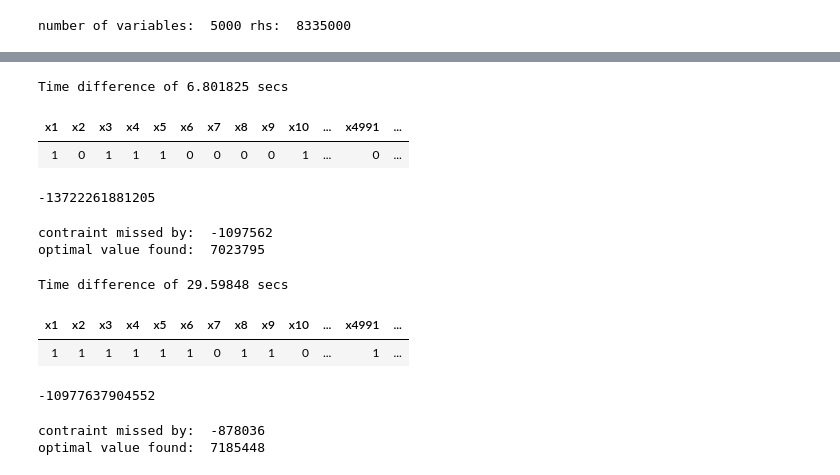
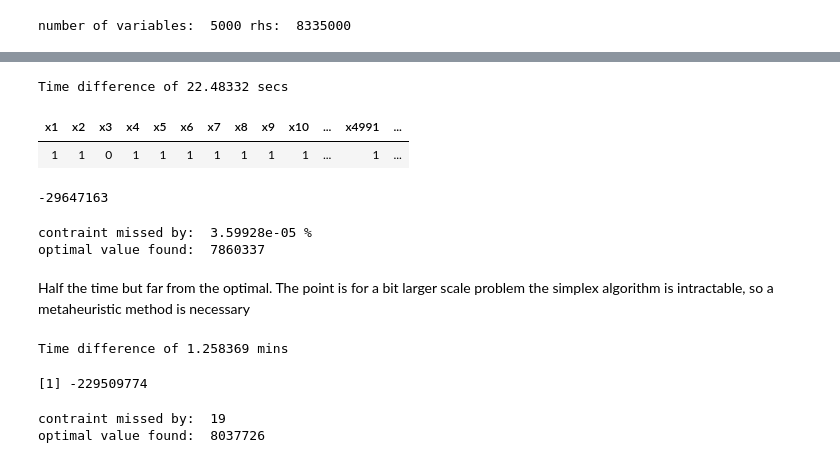
Before and after one commit to moxlos/algorithms, a Jupyter notebook: sims_opt/genetic_alg_opt.ipynb, the cells around one changed output, grey strips where cells are left out. Drawn from its saved outputs; the diff is of its cells as text; code cells hidden in the pictures.

```diff
--- a/sims_opt/genetic_alg_opt.ipynb
+++ b/sims_opt/genetic_alg_opt.ipynb
@@ -136,22 +136,24 @@ lower  0  0  0  0  0  0  0
 | 1 | 0 | 0 | 1 | 0 | 0 | 0 |
 | 1 | 0 | 0 | 1 | 0 | 0 | 0 |
 # %%
-ga_binary = function(v,w,W, bigM){
+ga_binary = function(v,w,W, bigM, maxiter=1000, run=200, popSize=20){
     GA <- ga(type = "binary", fitness = knapsack(v,w,W, bigM), nBits = length(w),
-         maxiter = 1000, run = 200, popSize = 20)
+         maxiter = maxiter, run = run, popSize = popSize)
 
     #print(GA)
     return(list(GA@solution,
                GA@fitnessValue))
 }
 
-ga_continuous = function(v,w,W, bigM){
+ga_continuous = function(v,w,W, bigM,  maxiter=1000, run=200, popSize=20){
     GA <- ga(type = "real-valued", fitness = fitness2(v,w,W, bigM),
           lower = rep(0,length(w)), upper = rep(2,length(w)),
-          popSize = 20, maxiter = 1000, run = 200)
+          maxiter = maxiter, run = run, popSize = popSize)
 
     #print(GA)
-    return(list(t(apply(GA@solution, 1, decode2(length(w)))),
+    sol = t(apply(GA@solution, 1, decode2(length(w))))
+
+    return(list(sol[dim(sol)[1],],
                GA@fitnessValue))
 }
 # %% [markdown]
@@ -225,41 +211,40 @@ constraint satisfied:  TRUE
 # %%
 start.time <- Sys.time()
 
-res_bin = ga_binary(v1,w1,W1, sum(w1))
+res_bin = ga_binary(v1,w1,W1, sum(w1), maxiter = 5000)
 
 end.time <- Sys.time()
 time.taken <- end.time - start.time
 time.taken
 
 res_bin
 
-cat("contraint missed by: ",res_bin[[1]] %*% w1 - W1, "\n")
+cat("contraint missed by: ",(res_bin[[1]] %*% w1 - W1)*100/W1,"%", "\n")
 
 cat("optimal value found: ", res_bin[[1]] %*% v1)
 # %% [output]
-Time difference of 6.801825 secs
+Time difference of 22.48332 secs
 | x1 | x2 | x3 | x4 | x5 | x6 | x7 | x8 | x9 | x10 | ... | x4991 | ... |
-| 1 | 0 | 1 | 1 | 1 | 0 | 0 | 0 | 0 | 1 | ... | 0 | ... |
+| 1 | 1 | 0 | 1 | 1 | 1 | 1 | 1 | 1 | 1 | ... | 1 | ... |
--13722261881205
+-29647163
-contraint missed by:  -1097562
-optimal value found:  7023795
+contraint missed by:  3.59928e-05 %
+optimal value found:  7860337
+# %% [markdown]
+Half the time but far from the optimal. The point is for a bit larger scale problem the simplex algorithm is intractable, so a metaheuristic method is necessary
 # %%
 start.time <- Sys.time()
 
-res_cont = ga_continuous(v1,w1,W1, sum(w1))
+res_cont = ga_continuous(v1,w1,W1, sum(w1), maxiter = 5000)
 
 end.time <- Sys.time()
 time.taken <- end.time - start.time
 time.taken
 
-res_cont
-nrows_mat = dim(res_cont[[1]])[1]
-cat("contraint missed by: ",res_cont[[1]][nrows_mat,] %*% w1 - W1,"\n")
-cat("optimal value found: ", res_cont[[1]][nrows_mat,] %*% v1)
+res_cont[[2]]
+cat("contraint missed by: ",(res_cont[[1]] %*% w1 - W1)*100/W1,"%","\n")
+cat("optimal value found: ", res_cont[[1]] %*% v1)
 # %% [output]
-Time difference of 29.59848 secs
+Time difference of 1.258369 mins
-| x1 | x2 | x3 | x4 | x5 | x6 | x7 | x8 | x9 | x10 | ... | x4991 | ... |
-| 1 | 1 | 1 | 1 | 1 | 1 | 0 | 1 | 1 | 0 | ... | 1 | ... |
--10977637904552
+[1] -229509774
-contraint missed by:  -878036
-optimal value found:  7185448
+contraint missed by:  19
+optimal value found:  8037726
```
Also changed, not shown: parts of 1 cell of this notebook.
